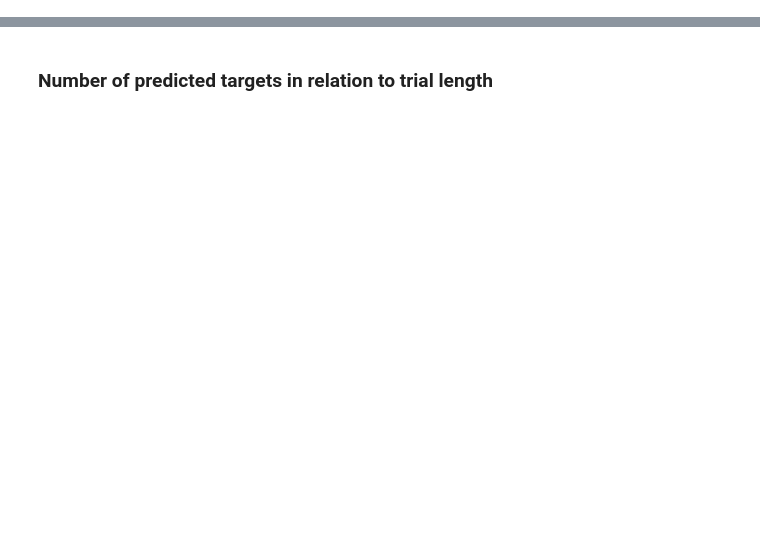
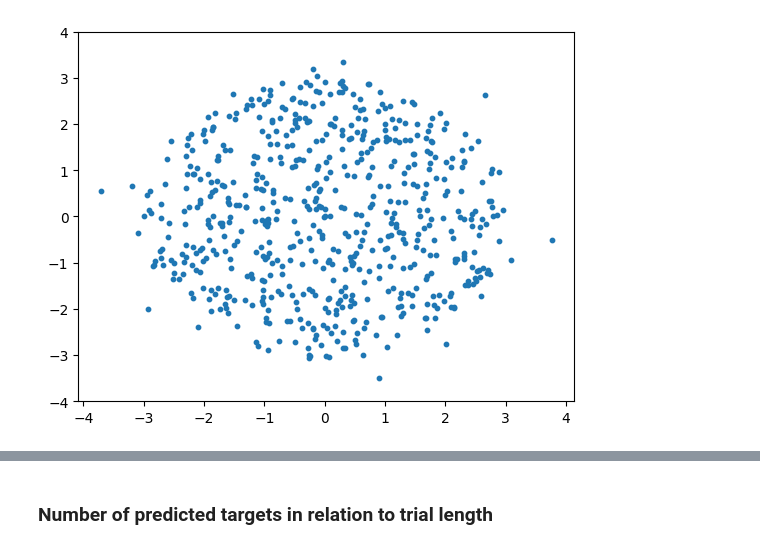
Before and after one commit to shokoofehv/Anticipatory-Indicators-of-Human-Walking-Motion, a Jupyter notebook: Assets/Scripts/test.ipynb, the cells around one changed output, grey strips where cells are left out. Cells and saved outputs as stored; diff of their text form; code cells hidden in the pictures; blank space fills up the shorter version.

```diff
--- a/Assets/Scripts/test.ipynb
+++ b/Assets/Scripts/test.ipynb
@@ -30,3 +32,5 @@ names = ['timestamp',
         ]
 df = pd.read_csv(path, header=None, names=names)
 df.dropna(inplace=True)
+
+data = pd.read_csv(dataset_path, header=None, names=names)
@@ -32,0 +61,8 @@ df.dropna(inplace=True)
+# %%
+initial_positions = data.groupby(["timestamp", "id"], as_index=False).first()
+initial_positions
+plt.scatter(initial_positions['x'], initial_positions['z'], s=10)
+plt.ylim(-4, 4)
+plt.show()
+# %% [output]
+[figure, added]
```
Also changed, not shown: parts of 20 cells of this notebook, 16 other files.
